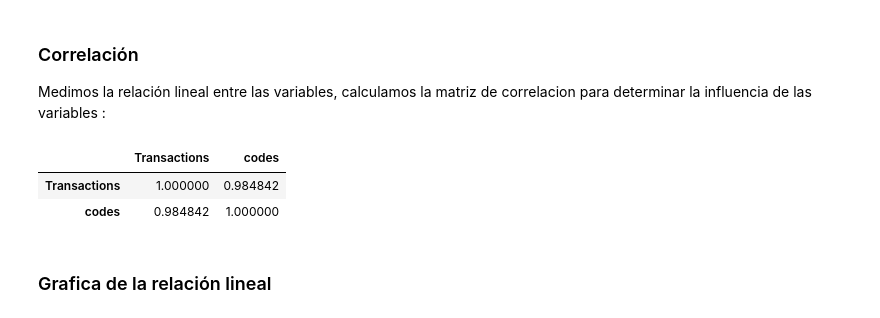
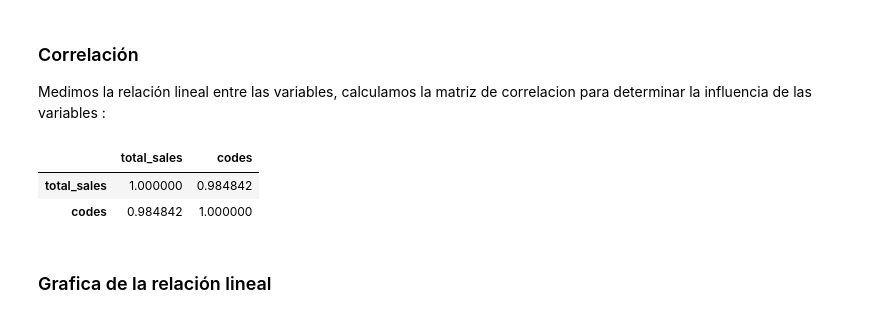
Before and after one commit to ximenarios/DS4AProject, a Jupyter notebook: brazilian_ecommerce_final.ipynb, the cells around one changed output. Drawn from its saved outputs; the diff is of its cells as text; code cells hidden in the pictures.

```diff
--- a/brazilian_ecommerce_final.ipynb
+++ b/brazilian_ecommerce_final.ipynb
@@ -240,10 +240,10 @@ Generamos una grafica de las ventas por mes de un producto
 item=2
 plt.figure(figsize=(16, 4))
 aux=df[["product_category_name","ano_mes_dt","codes"]]
-aux=aux.groupby(["product_category_name","ano_mes_dt","codes"]).size().to_frame().rename(columns={0:'Transactions'}).sort_values('Transactions', ascending=False).reset_index()
+aux=aux.groupby(["product_category_name","ano_mes_dt","codes"]).size().to_frame().rename(columns={0:'total_sales'}).sort_values('total_sales', ascending=False).reset_index()
 listaP=list(aux["product_category_name"])
 aux=aux[(aux["product_category_name"]==listaP[item])]
-ax=sns.scatterplot(x='ano_mes_dt', y='Transactions', data=aux)
+ax=sns.scatterplot(x='ano_mes_dt', y='total_sales', data=aux)
 #plt.xticks(rotation=90)
 ax.set_title(listaP[item]+' by month')
 ax.grid()
@@ -254,11 +254,11 @@ ax.grid()
 
 Medimos la relación lineal entre las variables, calculamos la matriz de correlacion para determinar la influencia de las variables :
 # %%
-corr_mat  = aux[['Transactions','codes']].corr()
+corr_mat  = aux[['total_sales','codes']].corr()
 corr_mat
 # %% [output]
-|  | Transactions | codes |
-| Transactions | 1.000000 | 0.984842 |
+|  | total_sales | codes |
+| total_sales | 1.000000 | 0.984842 |
 | codes | 0.984842 | 1.000000 |
 # %% [markdown]
 ### Grafica de la relación lineal
```
Also changed, not shown: parts of 13 cells of this notebook.
